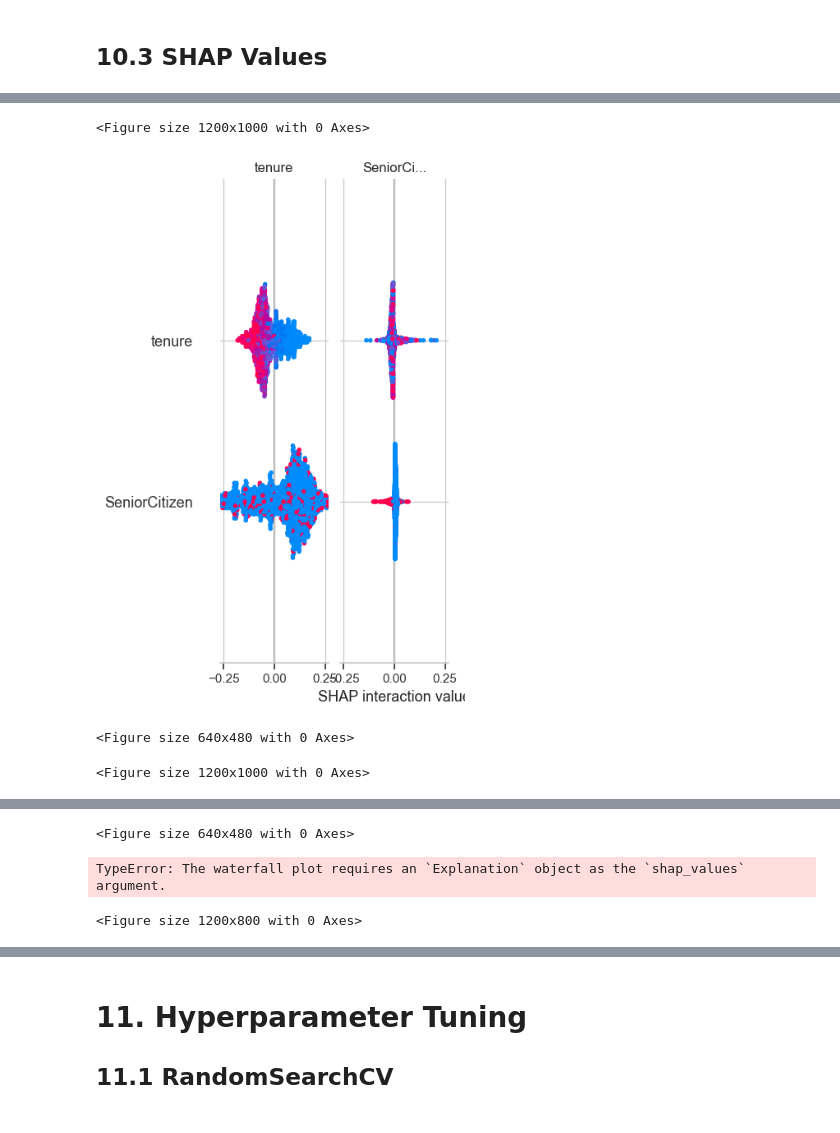
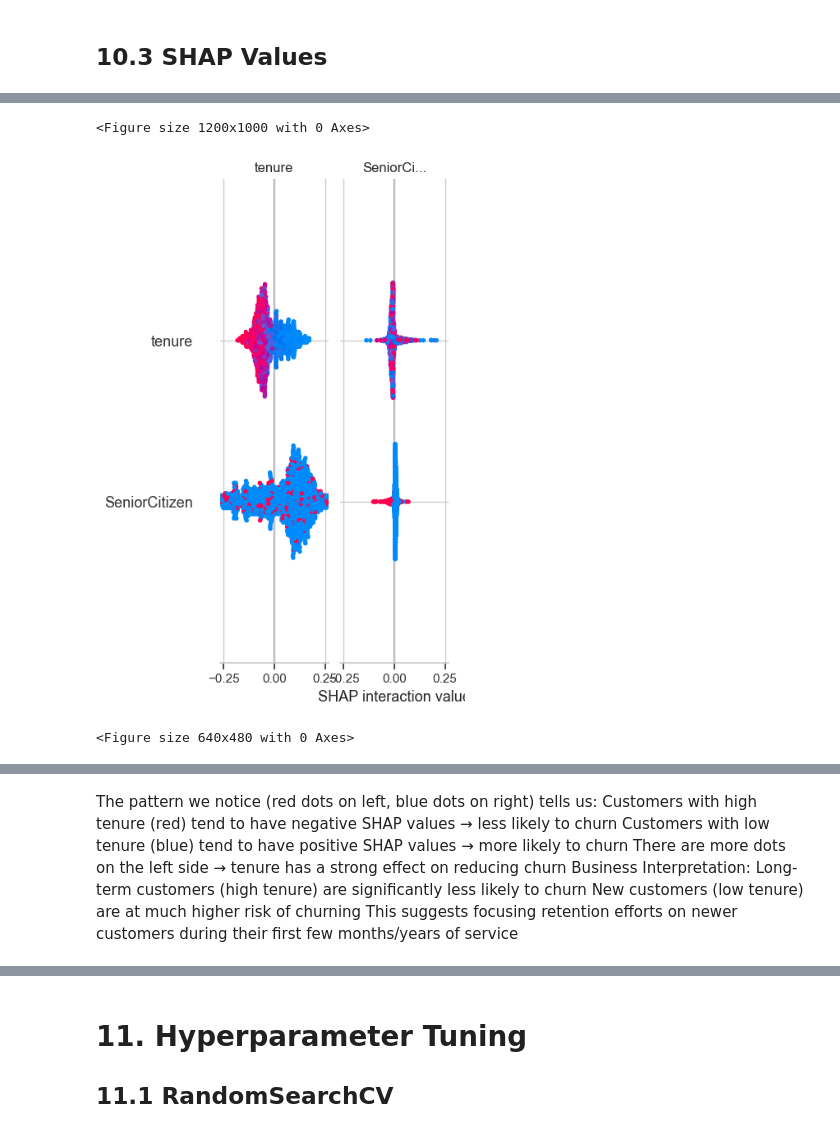
Before and after one commit to itxtx/customer_churn_prediction, a Jupyter notebook: customer_churn_analysis.ipynb, the cells around one changed output, grey strips where cells are left out. Drawn from its saved outputs; the diff is of its cells as text; code cells hidden in the pictures.

```diff
--- a/customer_churn_analysis.ipynb
+++ b/customer_churn_analysis.ipynb
@@ -668,63 +664,27 @@ Number of features used by the tree: 15
 # %%
 import shap
 
 # Initialize JS visualization
 shap.initjs()
 
 # Create a SHAP explainer for the Random Forest model
 explainer = shap.TreeExplainer(rf_model)
 
 # Calculate SHAP values for the test set
 shap_values = explainer.shap_values(X_test_selected)
 
 # Summary plot - bar chart for feature importance
 plt.figure(figsize=(12, 10))
 if isinstance(shap_values, list):
     # For binary classification (shap_values will be a list of arrays)
     shap.summary_plot(shap_values[1], X_test_selected, plot_type="bar")
 else:
     # For regression or other types
     shap.summary_plot(shap_values, X_test_selected, plot_type="bar")
 plt.tight_layout()
 plt.show()
-
-# Beeswarm plot - showing feature distribution and impact
-plt.figure(figsize=(12, 10))
-if isinstance(shap_values, list):
-    # For binary classification
-    shap.summary_plot(shap_values[1], X_test_selected)
-else:
-    # For regression
-    shap.summary_plot(shap_values, X_test_selected)
-plt.tight_layout()
-plt.show()
-
-# For individual explanations - use waterfall plot instead of force plot
-plt.figure(figsize=(12, 8))
-if isinstance(shap_values, list):
-    # For binary classification - explain the prediction for the first sample
-    shap.plots.waterfall(shap_values[1][0], max_display=10)
-else:
-    # For regression
-    shap.plots.waterfall(shap_values[0], max_display=10)
-plt.tight_layout()
-plt.show()
-
-# For comparing multiple samples - use a decision plot
-plt.figure(figsize=(12, 10))
-if isinstance(shap_values, list):
-    # For first 10 samples in binary classification
-    shap.decision_plot(explainer.expected_value[1], shap_values[1][:10],
-                       X_test_selected.iloc[:10], feature_display_range=10)
-else:
-    # For regression
-    shap.decision_plot(explainer.expected_value, shap_values[:10],
-                       X_test_selected.iloc[:10], feature_display_range=10)
-plt.tight_layout()
-plt.show()
 # %% [output]
 [interactive output not drawn]
 <Figure size 1200x1000 with 0 Axes>
-[figure, old version]
+[figure, new version]
 <Figure size 640x480 with 0 Axes>
-<Figure size 1200x1000 with 0 Axes>
@@ -732,3 +691,9 @@ plt.show()
-<Figure size 640x480 with 0 Axes>
-TypeError: The waterfall plot requires an `Explanation` object as the `shap_values` argument.
-<Figure size 1200x800 with 0 Axes>
+# %% [markdown]
+The pattern we notice (red dots on left, blue dots on right) tells us:
+Customers with high tenure (red) tend to have negative SHAP values → less likely to churn
+Customers with low tenure (blue) tend to have positive SHAP values → more likely to churn
+There are more dots on the left side → tenure has a strong effect on reducing churn
+Business Interpretation:
+Long-term customers (high tenure) are significantly less likely to churn
+New customers (low tenure) are at much higher risk of churning
+This suggests focusing retention efforts on newer customers during their first few months/years of service
```
Also changed, not shown: parts of 24 cells of this notebook, 1 other file.
